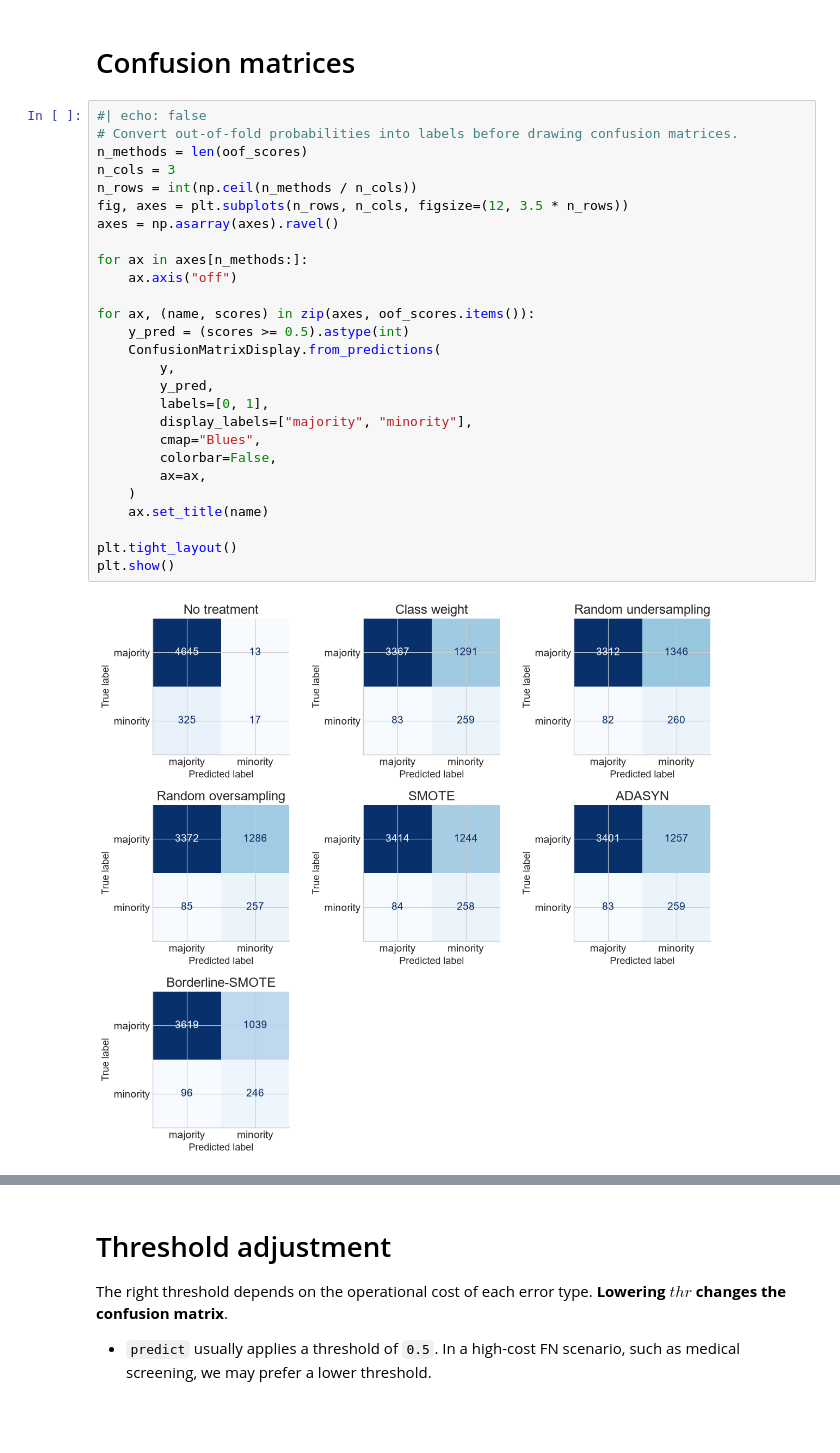
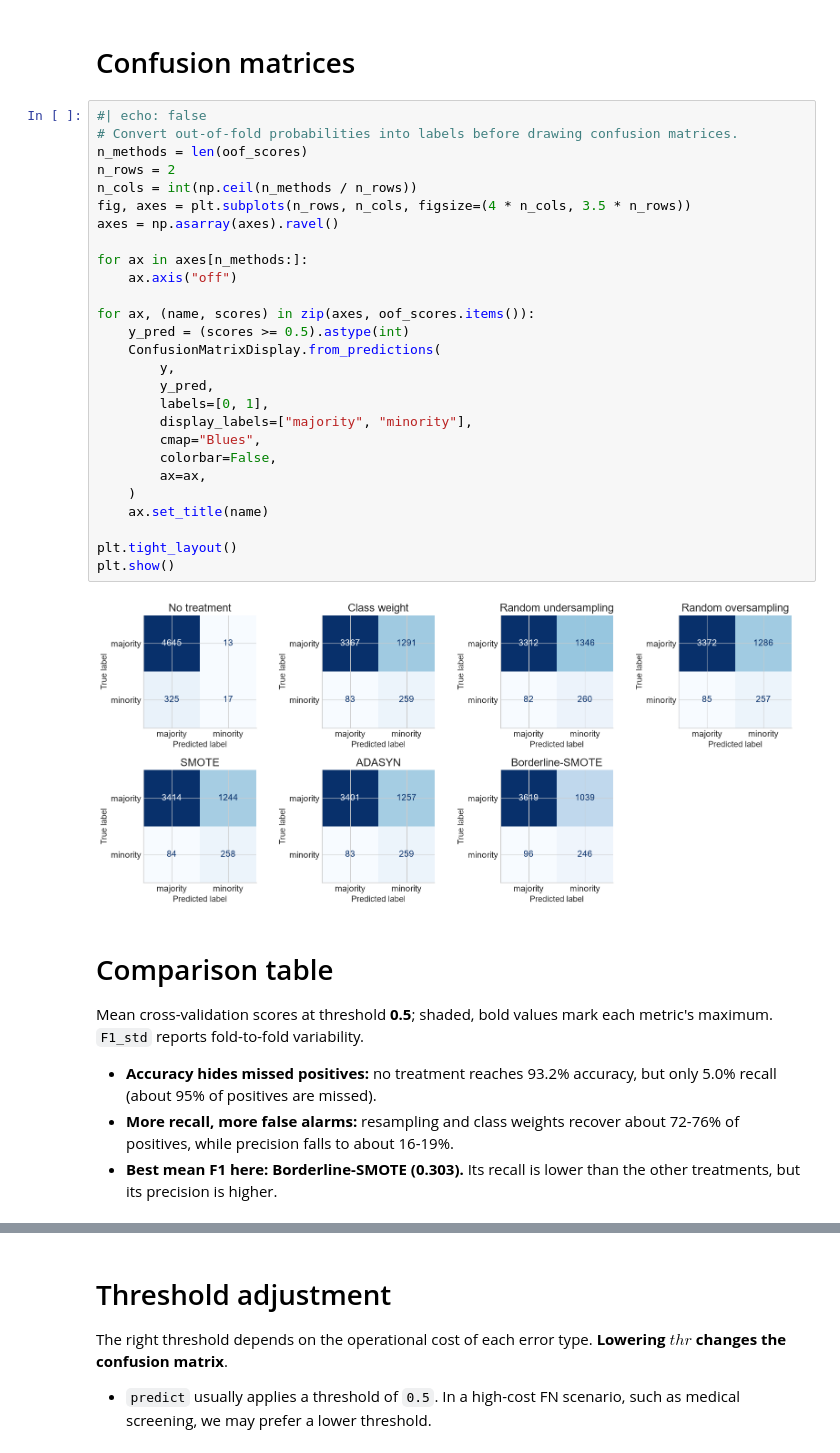
Before and after one commit to w4bo/AA2627-unibo-dcai, a Jupyter notebook: slides/lab-02-augmentation.ipynb, the cells around one changed output, grey strips where cells are left out. Saved outputs shown, nothing was run; the diff lists cells and outputs as text; blank space fills up the shorter version.

```diff
--- a/slides/lab-02-augmentation.ipynb
+++ b/slides/lab-02-augmentation.ipynb
@@ -1014,29 +978,37 @@ summary.round(3)
 # %%
 #| echo: false
 # Convert out-of-fold probabilities into labels before drawing confusion matrices.
 n_methods = len(oof_scores)
-n_cols = 3
-n_rows = int(np.ceil(n_methods / n_cols))
-fig, axes = plt.subplots(n_rows, n_cols, figsize=(12, 3.5 * n_rows))
+n_rows = 2
+n_cols = int(np.ceil(n_methods / n_rows))
+fig, axes = plt.subplots(n_rows, n_cols, figsize=(4 * n_cols, 3.5 * n_rows))
 axes = np.asarray(axes).ravel()
 
 for ax in axes[n_methods:]:
     ax.axis("off")
 
 for ax, (name, scores) in zip(axes, oof_scores.items()):
     y_pred = (scores >= 0.5).astype(int)
     ConfusionMatrixDisplay.from_predictions(
         y,
         y_pred,
         labels=[0, 1],
         display_labels=["majority", "minority"],
         cmap="Blues",
         colorbar=False,
         ax=ax,
     )
     ax.set_title(name)
 
 plt.tight_layout()
 plt.show()
 # %% [output]
-[figure, old version]
+[figure, new version]
+# %% [markdown]
+# Comparison table
+
+Mean cross-validation scores at threshold **0.5**; shaded, bold values mark each metric's maximum. `F1_std` reports fold-to-fold variability.
+
+- **Accuracy hides missed positives:** no treatment reaches 93.2% accuracy, but only 5.0% recall (about 95% of positives are missed).
+- **More recall, more false alarms:** resampling and class weights recover about 72-76% of positives, while precision falls to about 16-19%.
+- **Best mean F1 here: Borderline-SMOTE (0.303).** Its recall is lower than the other treatments, but its precision is higher.
```
Also changed, not shown: parts of 3 cells of this notebook, 1 other file.
